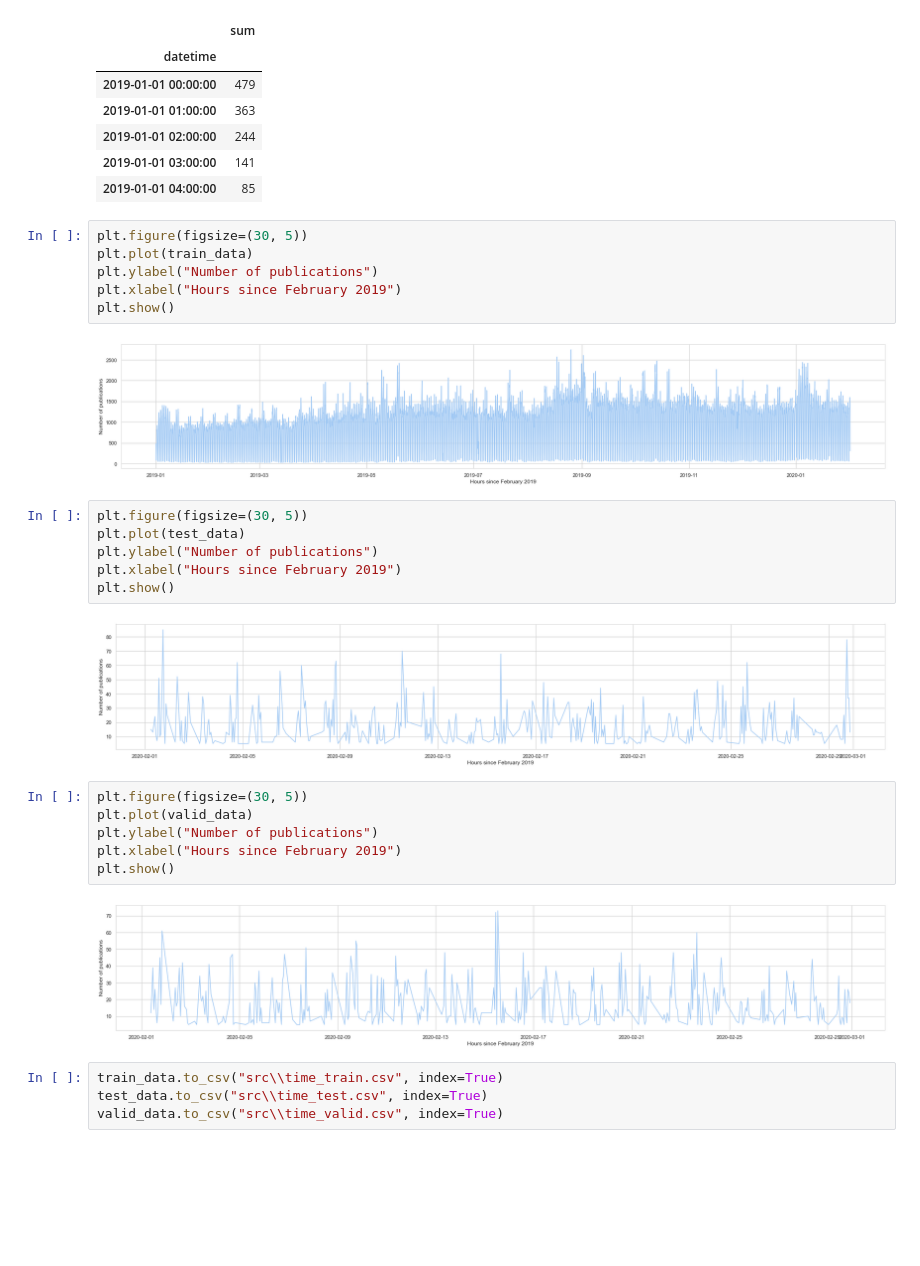
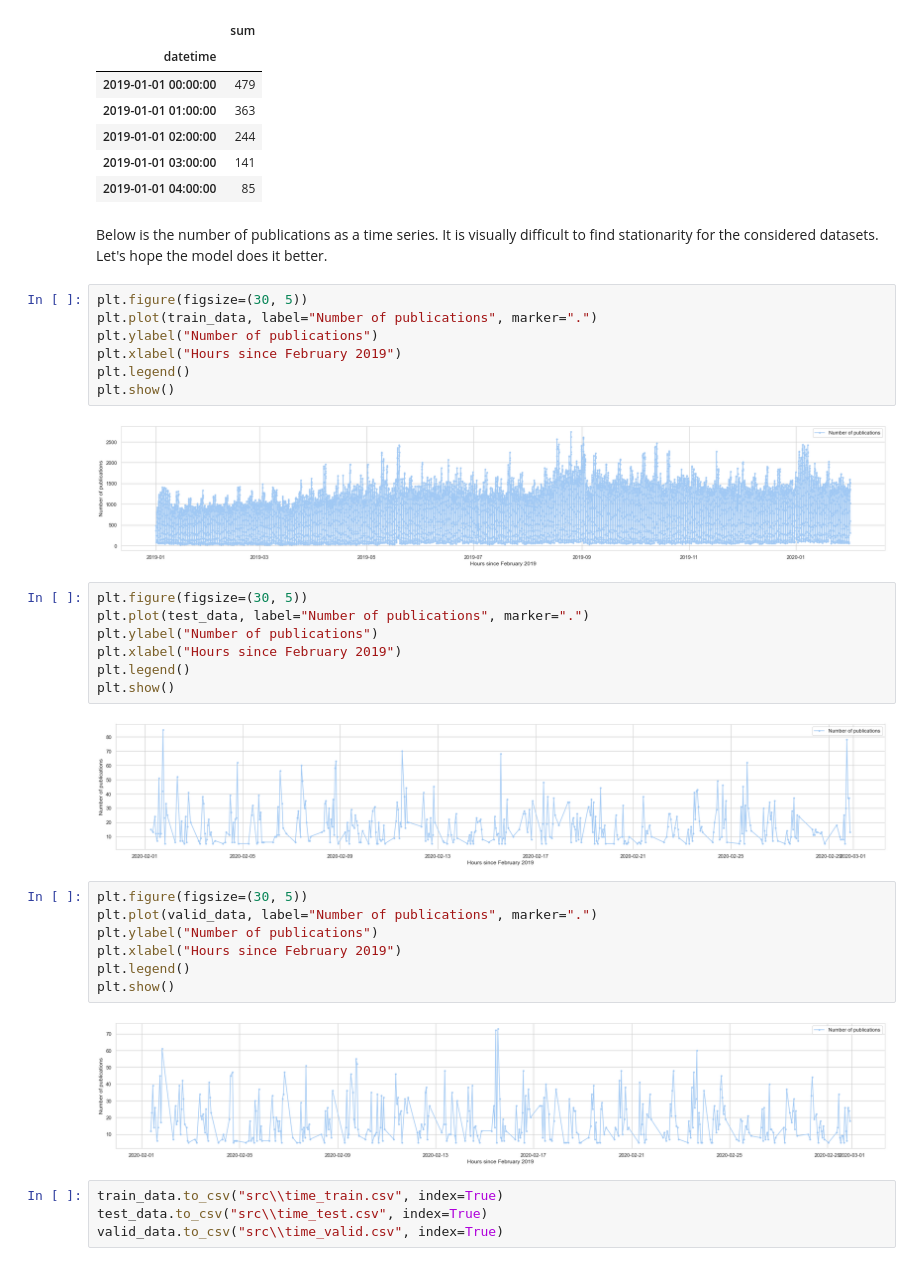
Before and after one commit to mdvdv/machine-learning-for-industrial-data, a Jupyter notebook: TASK 1/data_preprocessing.ipynb, the cells around one changed output. Saved outputs shown, nothing was run; the diff lists cells and outputs as text; blank space fills up the shorter version.

Commit message:
Updated data preprocessing

```diff
--- a/TASK 1/data_preprocessing.ipynb
+++ b/TASK 1/data_preprocessing.ipynb
@@ -392,30 +450,35 @@ train_data.head()
 | 2019-01-01 02:00:00 | 244 |
 | 2019-01-01 03:00:00 | 141 |
 | 2019-01-01 04:00:00 | 85 |
+# %% [markdown]
+Below is the number of publications as a time series. It is visually difficult to find stationarity for the considered datasets. Let's hope the model does it better.
 # %%
 plt.figure(figsize=(30, 5))
-plt.plot(train_data)
+plt.plot(train_data, label="Number of publications", marker=".")
 plt.ylabel("Number of publications")
 plt.xlabel("Hours since February 2019")
+plt.legend()
 plt.show()
 # %% [output]
-[figure, old version]
+[figure, new version]
 # %%
 plt.figure(figsize=(30, 5))
-plt.plot(test_data)
+plt.plot(test_data, label="Number of publications", marker=".")
 plt.ylabel("Number of publications")
 plt.xlabel("Hours since February 2019")
+plt.legend()
 plt.show()
 # %% [output]
-[figure, old version]
+[figure, new version]
 # %%
 plt.figure(figsize=(30, 5))
-plt.plot(valid_data)
+plt.plot(valid_data, label="Number of publications", marker=".")
 plt.ylabel("Number of publications")
 plt.xlabel("Hours since February 2019")
+plt.legend()
 plt.show()
 # %% [output]
-[figure, old version]
+[figure, new version]
 # %%
 train_data.to_csv("src\\time_train.csv", index=True)
 test_data.to_csv("src\\time_test.csv", index=True)
```
Also changed, not shown: parts of 13 cells of this notebook.
